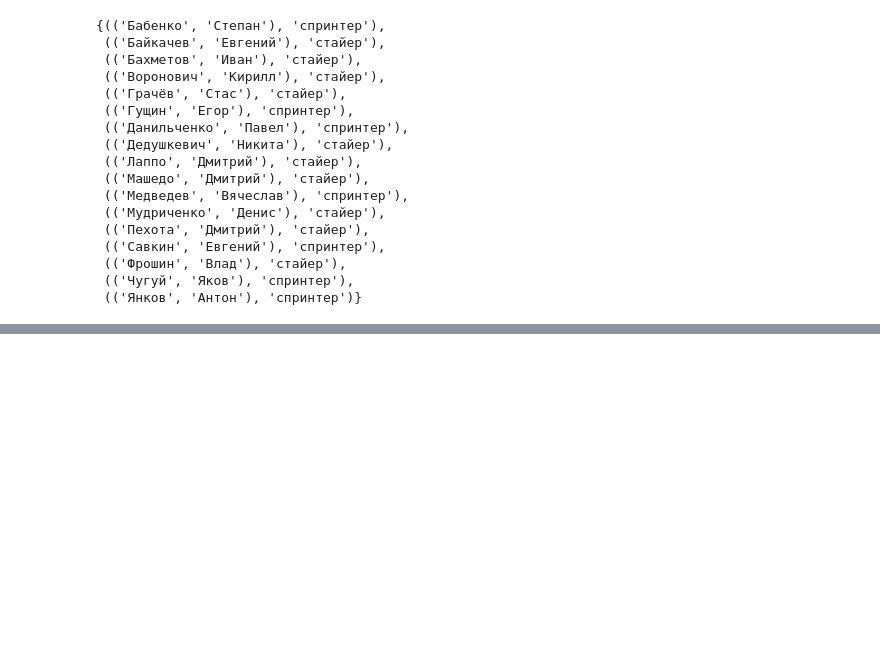
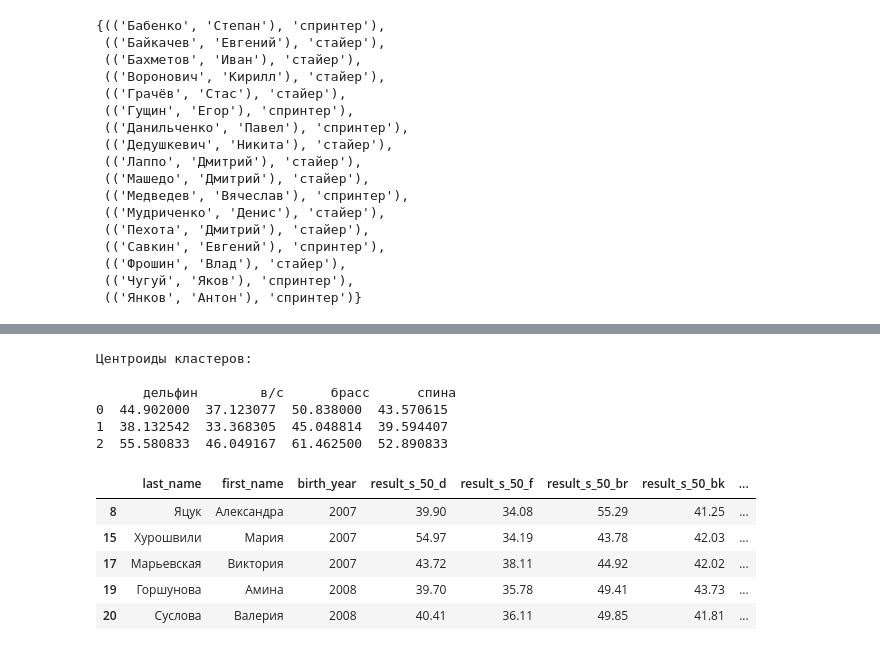
Before and after one commit to timoti1/T-SQL, a Jupyter notebook: Data Analysis/03_classification.ipynb, the cells around one changed output, grey strips where cells are left out. Cells and saved outputs as stored; diff of their text form; code cells hidden in the pictures; blank space fills up the shorter version.

```diff
--- a/Data Analysis/03_classification.ipynb
+++ b/Data Analysis/03_classification.ipynb
@@ -703,0 +773,25 @@ set(specializations2) - set(specializations1)
+# %%
+kmeans = KMeans(n_clusters=3, random_state=1).fit(X)
+
+print(
+      'Центроиды кластеров: \n\n',
+      pd.DataFrame(kmeans.cluster_centers_, columns=['дельфин', 'в/с', 'брасс', 'спина'])
+     )
+# %% [output]
+Центроиды кластеров:
+
+      дельфин        в/с      брасс      спина
+0  44.902000  37.123077  50.838000  43.570615
+1  38.132542  33.368305  45.048814  39.594407
+2  55.580833  46.049167  61.462500  52.890833
+# %%
+# Первый кластер:
+
+df_merged[kmeans.labels_ == 0].head()
+# %% [output]
+|  | last_name | first_name | birth_year | result_s_50_d | result_s_50_f | result_s_50_br | result_s_50_bk | ... |
+| 8 | Яцук | Александра | 2007 | 39.90 | 34.08 | 55.29 | 41.25 | ... |
+| 15 | Хурошвили | Мария | 2007 | 54.97 | 34.19 | 43.78 | 42.03 | ... |
+| 17 | Марьевская | Виктория | 2007 | 43.72 | 38.11 | 44.92 | 42.02 | ... |
+| 19 | Горшунова | Амина | 2008 | 39.70 | 35.78 | 49.41 | 43.73 | ... |
+| 20 | Суслова | Валерия | 2008 | 40.41 | 36.11 | 49.85 | 41.81 | ... |
```
Also changed, not shown: parts of 26 cells of this notebook.
